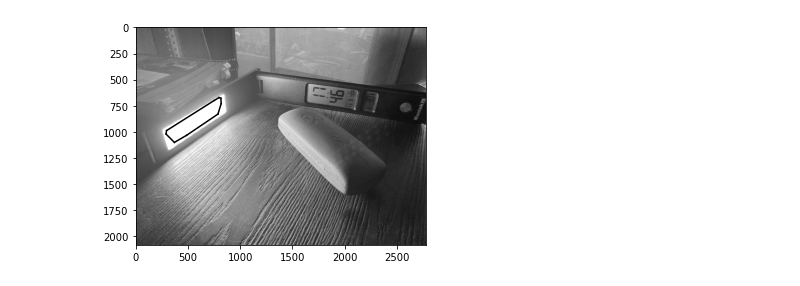
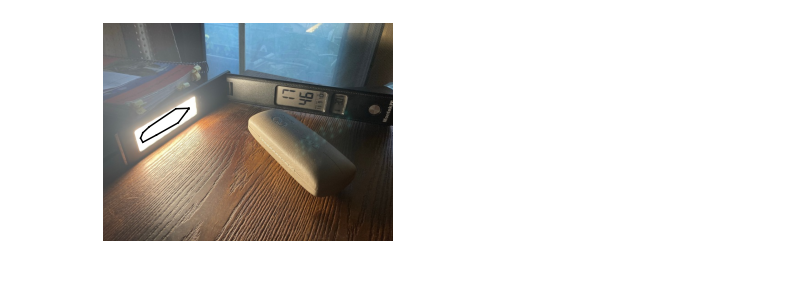
Before and after one commit to AakashKT/NearFieldLightingAR, a Jupyter notebook: detect light.ipynb, the cells around one changed output. Cells and saved outputs as stored; diff of their text form; code cells hidden in the pictures.

Commit message:
bug fix light detect

```diff
--- a/detect light.ipynb
+++ b/detect light.ipynb
@@ -13,13 +13,13 @@ def cal_luminance(img: np.array) -> np.array:
     return .2126 * img[:, :, 0] + .7152 * img[:, :, 2] + .0722 * img[:, :, 1]
 
 
-def light_source_detection(rgb_img: np.array, iters: int = 10):
+def light_source_detection(rgb_img: np.array, num, iters: int =10):
     high_luminance_pixel_points = set()
 
     for iter in range(iters):
         L = cal_luminance(rgb_img)
 
-        size=int(np.round(.0001*L.shape[0]*L.shape[1]))
+        size=int(np.round(.001*L.shape[0]*L.shape[1]))
         col, row = np.random.randint(0, L.shape[1], size=size), np.random.randint(0, L.shape[0], size=size)
 
         l_max = L[row, col].max()
@@ -30,12 +30,14 @@ def light_source_detection(rgb_img: np.array, iters: int = 10):
     points = np.array(list(high_luminance_pixel_points))
     hull.append(ConvexHull(points))
     for simplex in hull[0].simplices:
-        plt.imshow(L, cmap='gray')
+        plt.imshow(cv2.cvtColor(rgb_img, cv2.COLOR_BGR2RGB))
         plt.plot(points[simplex, 1], points[simplex, 0], 'k-')
+    plt.axis('off')
+    plt.savefig('num%d.png'%num)
     plt.show()
 # %%
-im = cv2.imread('./test.png')
+im = cv2.imread('./test3.png')
 
-light_source_detection(im)
+light_source_detection(im, 6)
 # %% [output]
-[figure, old version]
+[figure, new version]
```
Also changed, not shown: parts of 1 cell of this notebook, 23 other files.
